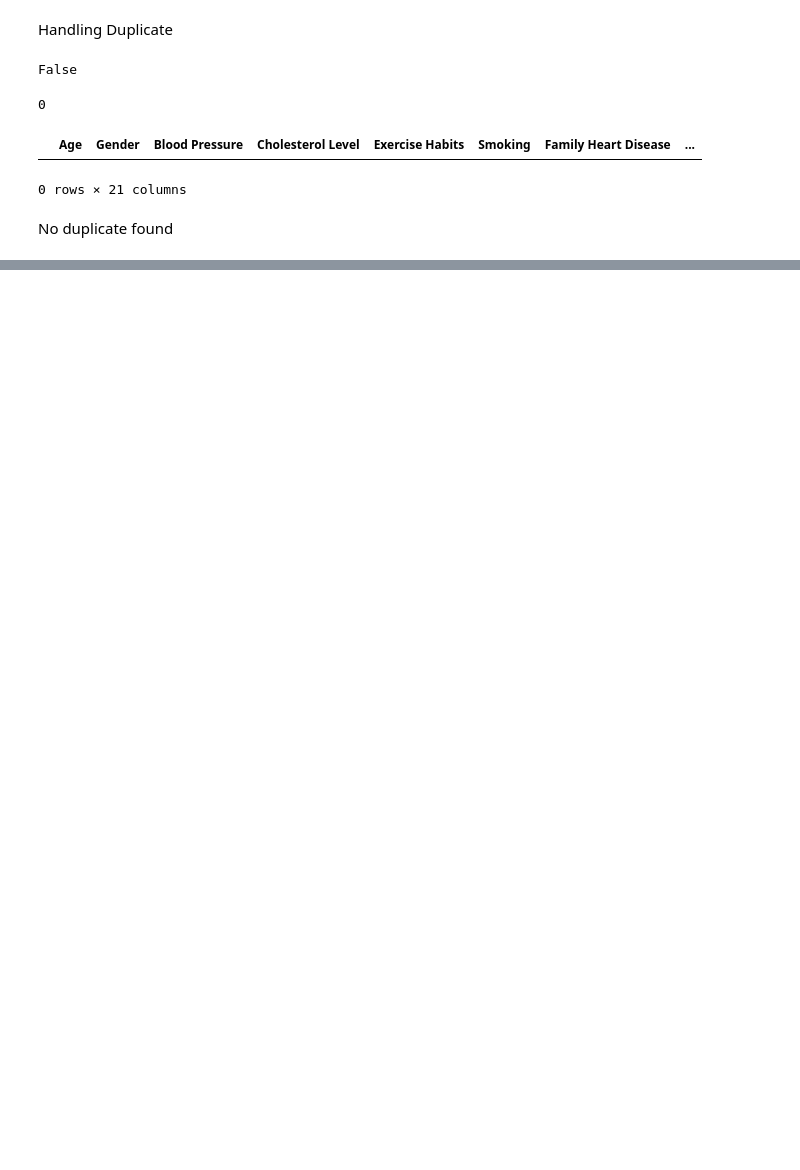
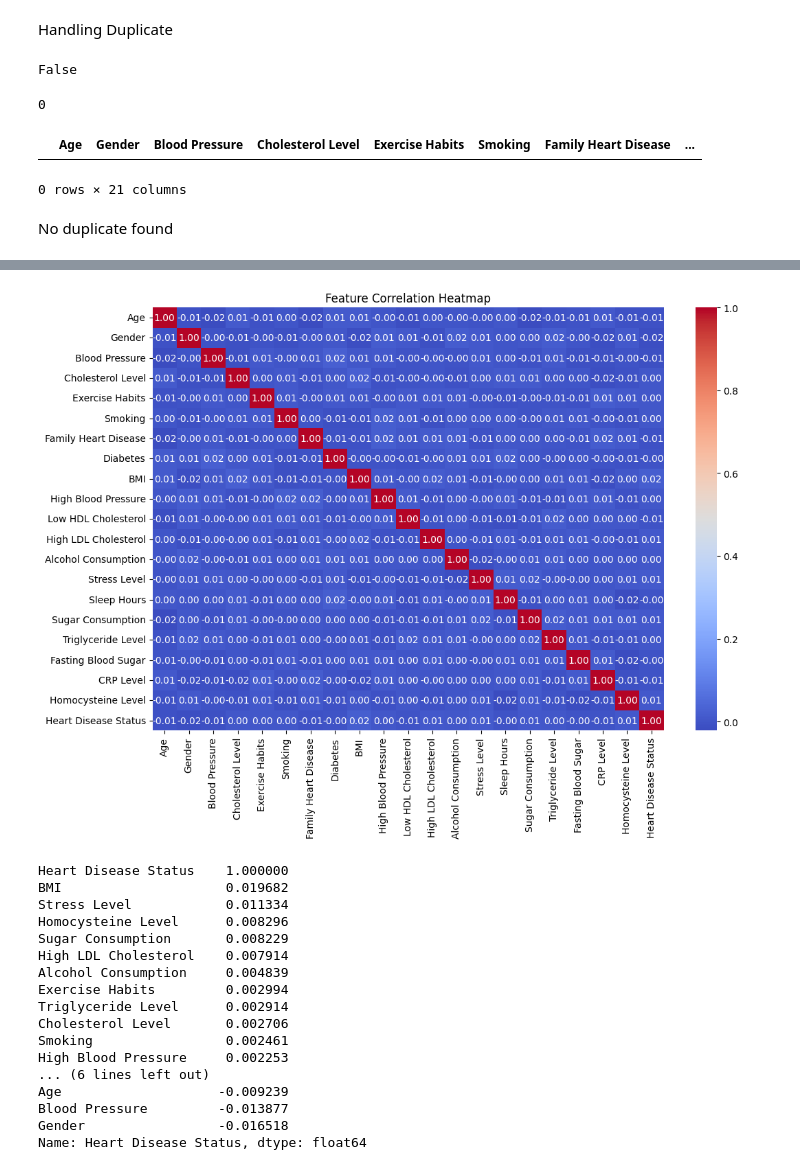
Before and after one commit to chighislian/heart_disease_predict, a Jupyter notebook: heart_disease_prediction.ipynb, the cells around one changed output, grey strips where cells are left out. Cells and saved outputs as stored; diff of their text form; code cells hidden in the pictures; blank space fills up the shorter version.

```diff
--- a/heart_disease_prediction.ipynb
+++ b/heart_disease_prediction.ipynb
@@ -431,0 +552,33 @@ No duplicate found
+# %%
+
+# Compute correlation matrix
+corr = heart_data.corr()
+
+# Visualize as heatmap
+plt.figure(figsize=(12,8))
+sns.heatmap(corr, annot=True, cmap='coolwarm', fmt=".2f")
+plt.title("Feature Correlation Heatmap")
+plt.show()
+
+# Sort correlation with target variable
+target_corr = corr['Heart Disease Status'].sort_values(ascending=False)
+print(target_corr)
+# %% [output]
+[figure, added]
+Heart Disease Status    1.000000
+BMI                     0.019682
+Stress Level            0.011334
+Homocysteine Level      0.008296
+Sugar Consumption       0.008229
+High LDL Cholesterol    0.007914
+Alcohol Consumption     0.004839
+Exercise Habits         0.002994
+Triglyceride Level      0.002914
+Cholesterol Level       0.002706
+Smoking                 0.002461
+High Blood Pressure     0.002253
+... (6 lines left out)
+Age                    -0.009239
+Blood Pressure         -0.013877
+Gender                 -0.016518
+Name: Heart Disease Status, dtype: float64
```
Also changed, not shown: parts of 24 cells of this notebook, 1 other file.
